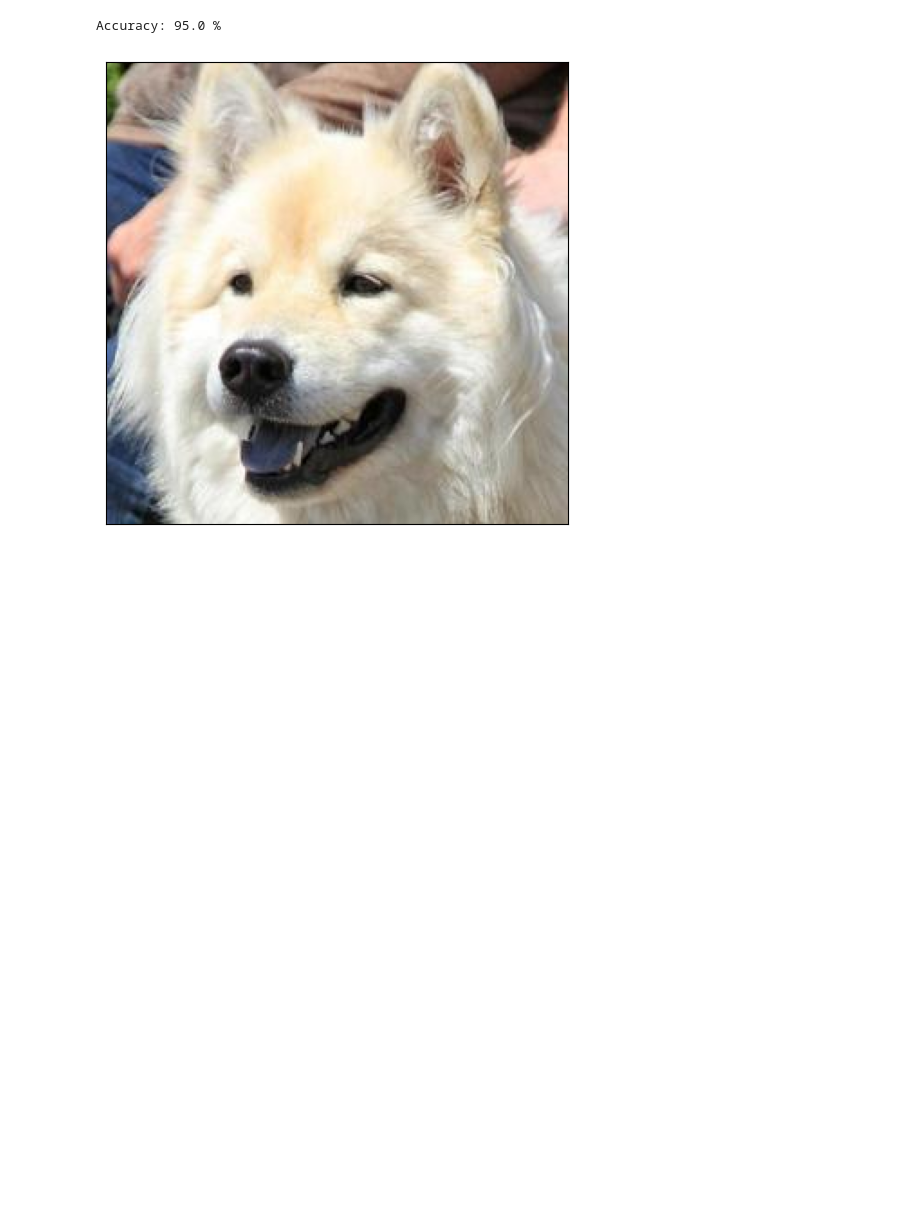
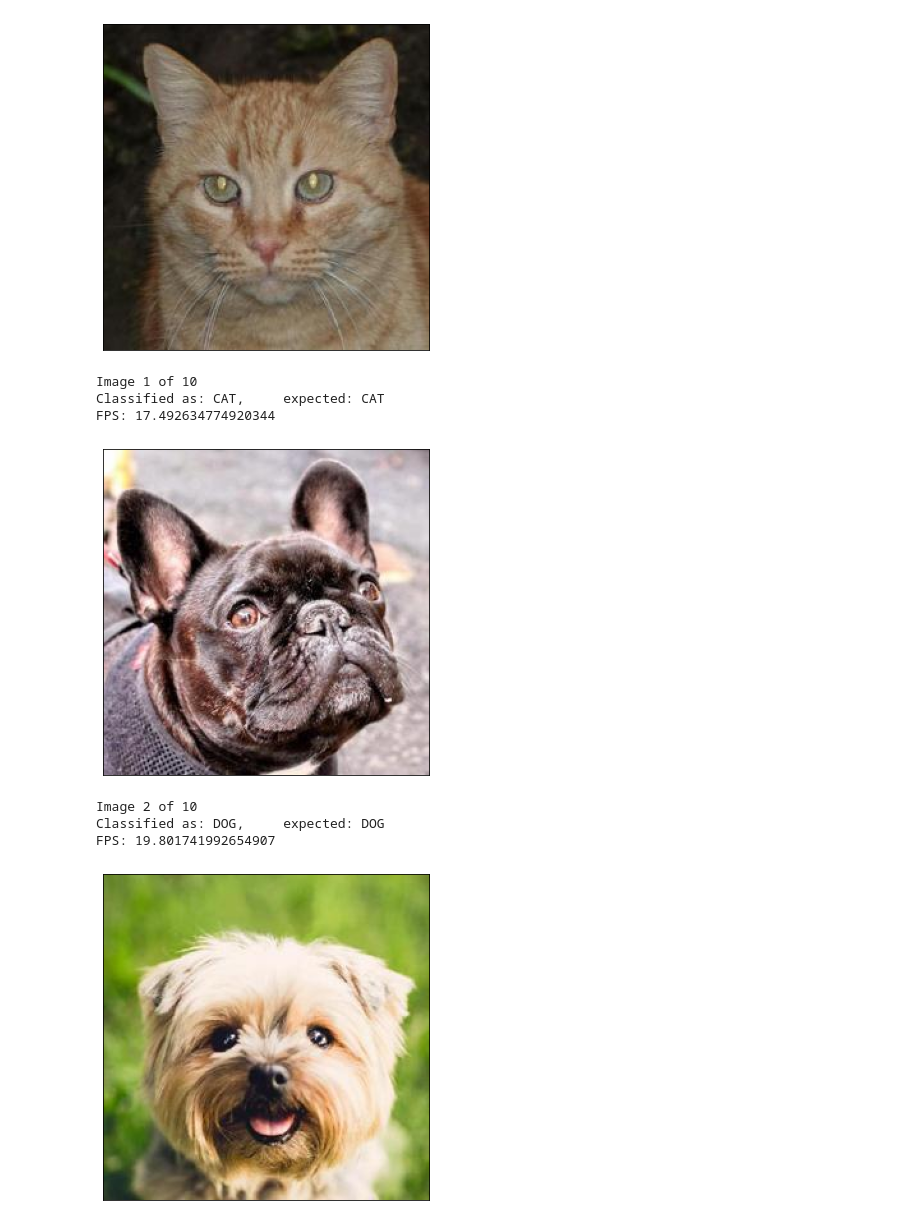
Before and after one commit to xmihol00/PYNQ-Z2_image_classification, a Jupyter notebook: demo_model.ipynb, the cells around one changed output. Drawn from its saved outputs; the diff is of its cells as text; code cells hidden in the pictures; blank space fills up the shorter version.

```diff
--- a/demo_model.ipynb
+++ b/demo_model.ipynb
@@ -24,7 +30,7 @@ train_generator = train_datagen.flow_from_directory(
 
 model = get_model()
 print("Loading model")
-model.load_weights("./models/cats_dogs_net.h5")
+model.load_weights("./model/cats_dogs_net.h5")
 print("Model loaded")
 # %% [output]
 Found 9892 images belonging to 2 classes.
@@ -35,32 +41,47 @@ Model loaded
 Skipping registering GPU devices...
 # %%
+MAX_ITERATIONS = 10
+CLEAR_OUTPUT = False # set to True for larger number of iterations
 fig, ax = plt.subplots(figsize=(6, 6))
-MAX_ITERATIONS = 20
 accuracy = 0
 for (sample, expected_class), i in zip(train_generator, range(MAX_ITERATIONS)):
     ax.clear()
     ax.imshow(sample[0] * (1/255))
     ax.set_yticks([])
     ax.set_xticks([])
-    clear_output(wait=True)
-    display(fig)
+    if CLEAR_OUTPUT:
+        clear_output(wait=True)
+        display(fig)
+    else:
+        plt.show()
+        fig, ax = plt.subplots(figsize=(6, 6))
+
     counter = 0
     start = time.time()
     while start + 2 > time.time():
         prediction = model.predict(sample, verbose=0)
         counter += 1
 
     time_taken = time.time() - start
     classified = "DOG" if prediction[0, 0] >= 0.5 else "CAT"
     expected_class = "DOG" if expected_class[0] >= 0.5 else "CAT"
     print(f"Image {i + 1} of {MAX_ITERATIONS}")
     print(f"Classified as: {classified},\texpected: {expected_class}")
-    print(f"FPS: {counter / time_taken}")
+    print(f"FPS: {counter / time_taken}") # # the last run of the inference was performed on: Intel(R) Core(TM) i5-4670K CPU @ 3.40GHz
     accuracy += classified == expected_class
-    time.sleep(1.5)
+    if CLEAR_OUTPUT:
+        time.sleep(1.5)
 
-clear_output(wait=True)
-print(f"Accuracy: {accuracy / MAX_ITERATIONS * 100} %")
+plt.clf()
+plt.close()
+print(f"\nAccuracy: {accuracy / MAX_ITERATIONS * 100} %")
 # %% [output]
+[figure, new version]
-Accuracy: 95.0 %
+Image 1 of 10
+Classified as: CAT,     expected: CAT
+FPS: 17.492634774920344
-[figure, old version]
+[figure, added]
+Image 2 of 10
+Classified as: DOG,     expected: DOG
+FPS: 19.801741992654907
+[figure, added]
```
Also changed, not shown: parts of 3 cells of this notebook, 12 other files.
